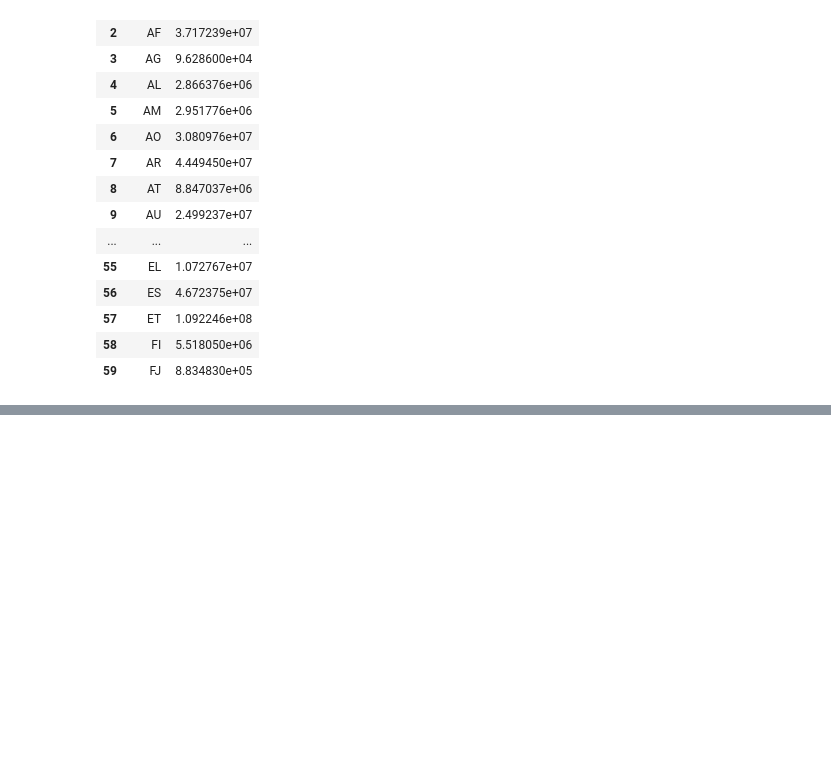
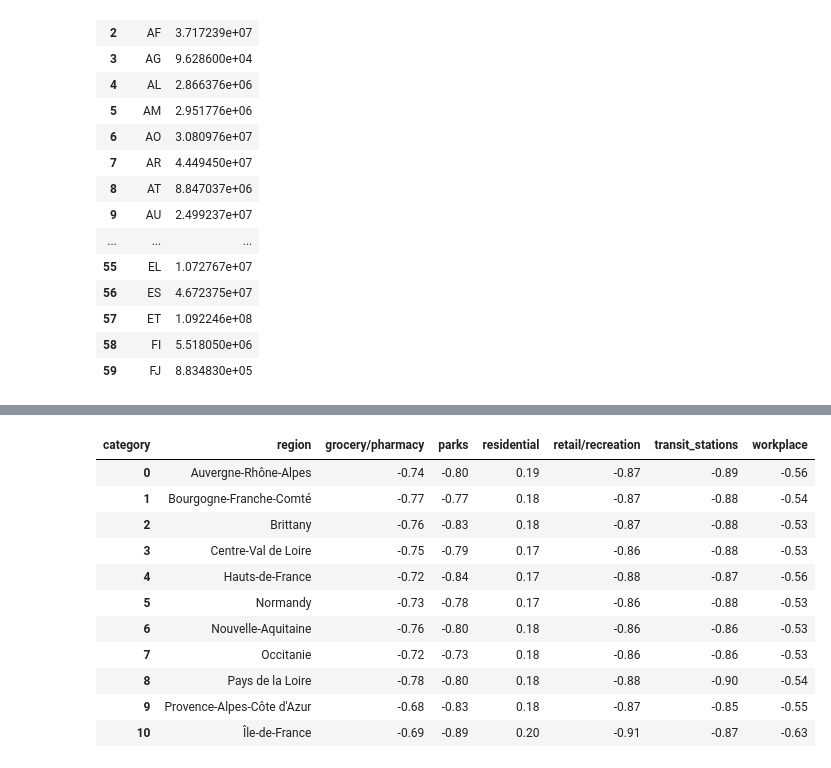
Before and after one commit to horaceg/covid19-analysis, a Jupyter notebook: mobility/viz.ipynb, the cells around one changed output, grey strips where cells are left out. Drawn from its saved outputs; the diff is of its cells as text; code cells hidden in the pictures; blank space fills up the shorter version.

```diff
--- a/mobility/viz.ipynb
+++ b/mobility/viz.ipynb
@@ -237,0 +340,15 @@ ecdc.groupby(['geoId', 'popData2018']).first().reset_index()[['geoId', 'popData2
+# %%
+map_data
+# %% [output]
+| category | region | grocery/pharmacy | parks | residential | retail/recreation | transit_stations | workplace |
+| 0 | Auvergne-Rhône-Alpes | -0.74 | -0.80 | 0.19 | -0.87 | -0.89 | -0.56 |
+| 1 | Bourgogne-Franche-Comté | -0.77 | -0.77 | 0.18 | -0.87 | -0.88 | -0.54 |
+| 2 | Brittany | -0.76 | -0.83 | 0.18 | -0.87 | -0.88 | -0.53 |
+| 3 | Centre-Val de Loire | -0.75 | -0.79 | 0.17 | -0.86 | -0.88 | -0.53 |
+| 4 | Hauts-de-France | -0.72 | -0.84 | 0.17 | -0.88 | -0.87 | -0.56 |
+| 5 | Normandy | -0.73 | -0.78 | 0.17 | -0.86 | -0.88 | -0.53 |
+| 6 | Nouvelle-Aquitaine | -0.76 | -0.80 | 0.18 | -0.86 | -0.86 | -0.53 |
+| 7 | Occitanie | -0.72 | -0.73 | 0.18 | -0.86 | -0.86 | -0.53 |
+| 8 | Pays de la Loire | -0.78 | -0.80 | 0.18 | -0.88 | -0.90 | -0.54 |
+| 9 | Provence-Alpes-Côte d'Azur | -0.68 | -0.83 | 0.18 | -0.87 | -0.85 | -0.55 |
+| 10 | Île-de-France | -0.69 | -0.89 | 0.20 | -0.91 | -0.87 | -0.63 |
```
Also changed, not shown: parts of 15 cells of this notebook, 7 other files.
